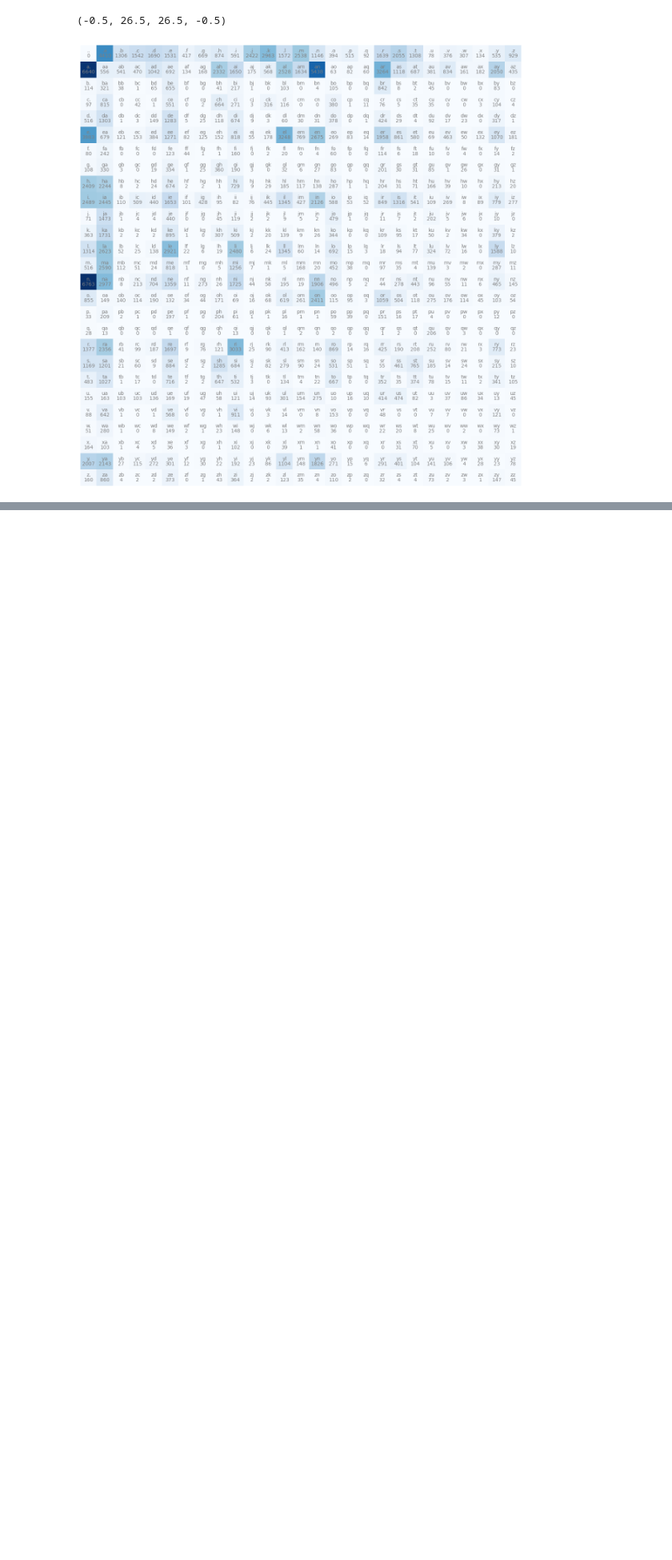
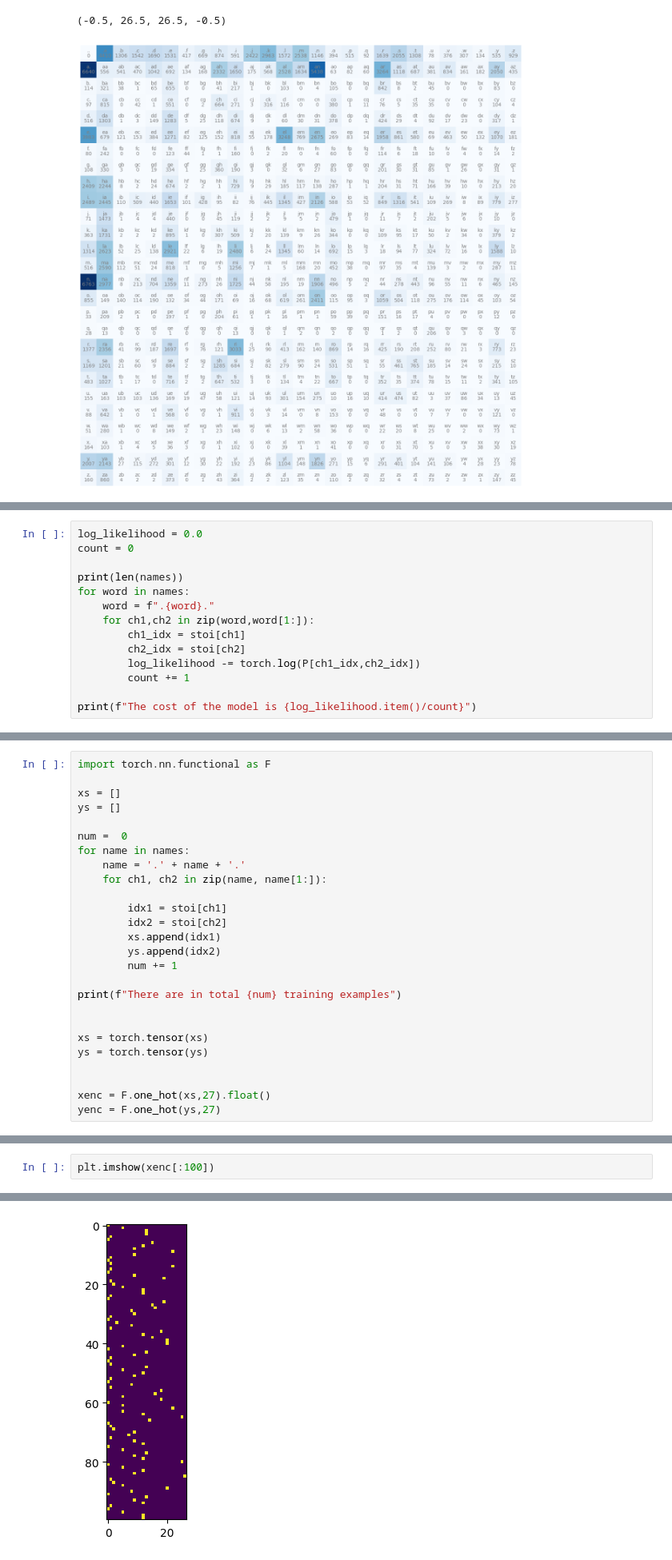
Before and after one commit to AndresNamm/nn_zero_to_hero, a Jupyter notebook: makemore.ipynb, the cells around one changed output, grey strips where cells are left out. Shown at 80% size. Cells and saved outputs as stored; diff of their text form; blank space fills up the shorter version.

```diff
--- a/makemore.ipynb
+++ b/makemore.ipynb
@@ -80,0 +107,14 @@ tensor([0.0000, 0.1377, 0.0408, 0.0481, 0.0528, 0.0478, 0.0130, 0.0209, 0.0273,
+# %%
+log_likelihood = 0.0
+count = 0
+
+print(len(names))
+for word in names:
+    word = f".{word}."
+    for ch1,ch2 in zip(word,word[1:]):
+        ch1_idx = stoi[ch1]
+        ch2_idx = stoi[ch2]
+        log_likelihood -= torch.log(P[ch1_idx,ch2_idx])
+        count += 1
+
+print(f"The cost of the model is {log_likelihood.item()/count}")
@@ -80,0 +130,26 @@ tensor([0.0000, 0.1377, 0.0408, 0.0481, 0.0528, 0.0478, 0.0130, 0.0209, 0.0273,
+# %%
+import torch.nn.functional as F
+
+xs = []
+ys = []
+
+num =  0
+for name in names:
+    name = '.' + name + '.'
+    for ch1, ch2 in zip(name, name[1:]):
+
+        idx1 = stoi[ch1]
+        idx2 = stoi[ch2]
+        xs.append(idx1)
+        ys.append(idx2)
+        num += 1
+
+print(f"There are in total {num} training examples")
+
+
+xs = torch.tensor(xs)
+ys = torch.tensor(ys)
+
+
+xenc = F.one_hot(xs,27).float()
+yenc = F.one_hot(ys,27)
@@ -80,0 +158,3 @@ tensor([0.0000, 0.1377, 0.0408, 0.0481, 0.0528, 0.0478, 0.0130, 0.0209, 0.0273,
+# %%
+plt.imshow(xenc[:100])
+# %% [output]
@@ -80,0 +162 @@ tensor([0.0000, 0.1377, 0.0408, 0.0481, 0.0528, 0.0478, 0.0130, 0.0209, 0.0273,
+[figure, added]
```
Also changed, not shown: parts of 24 cells of this notebook, 4 other files.
